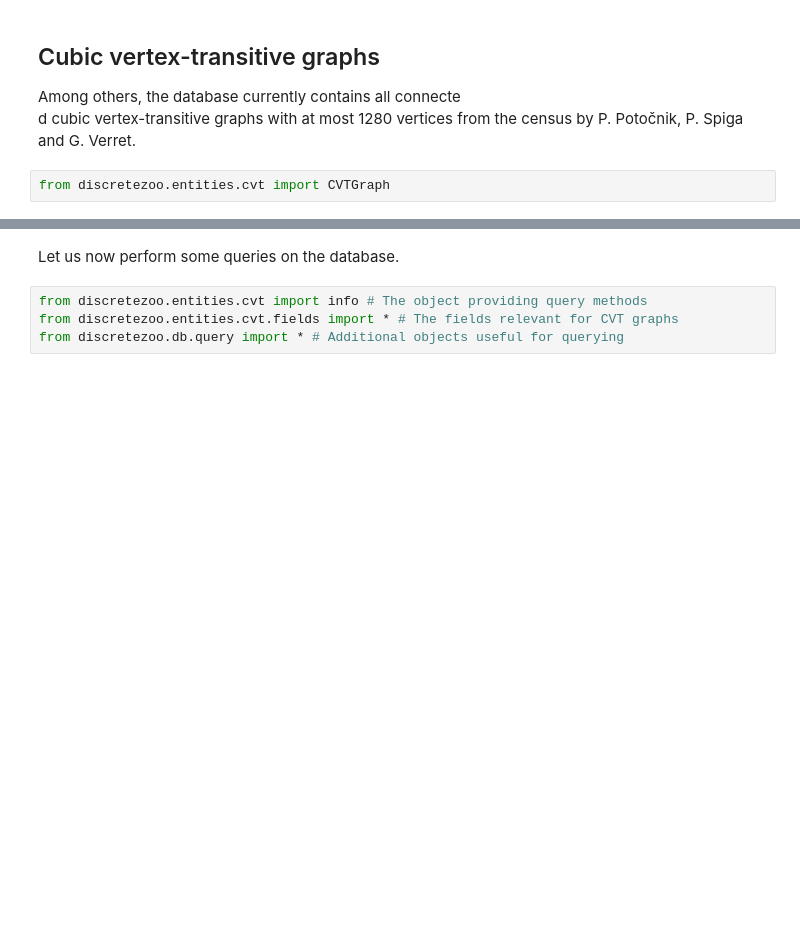
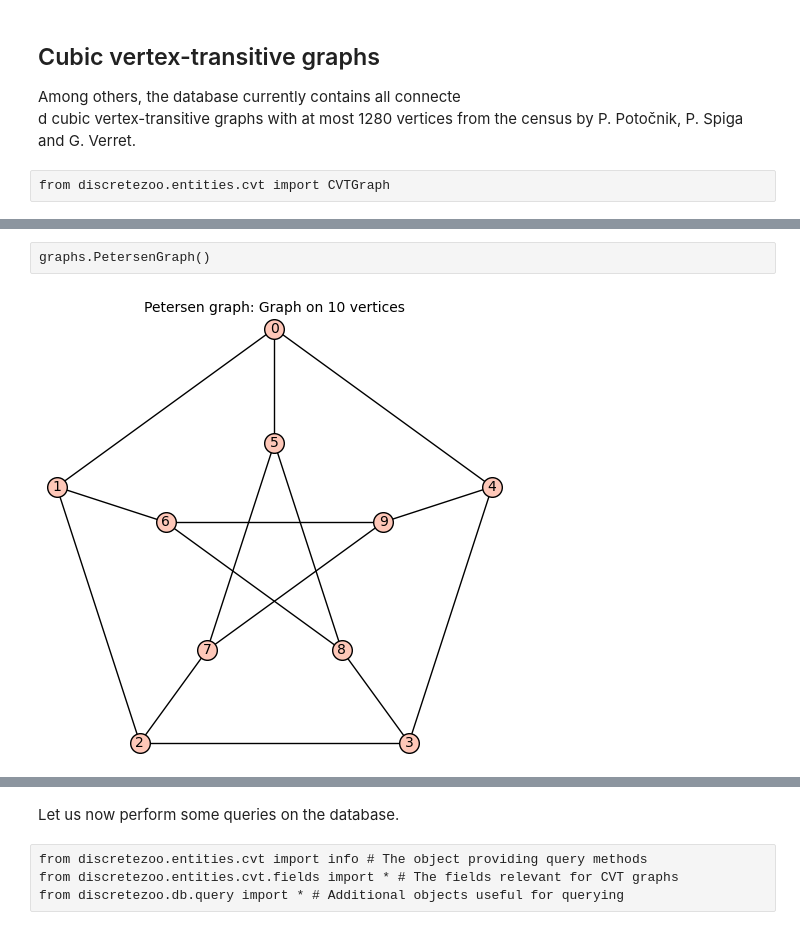
Before and after one commit to jaanos/STM2025-SageMath, a Jupyter notebook: 06-DiscreteZOO.ipynb, the cells around one changed output, grey strips where cells are left out. Saved outputs shown, nothing was run; the diff lists cells and outputs as text; blank space fills up the shorter version.

```diff
--- a/06-DiscreteZOO.ipynb
+++ b/06-DiscreteZOO.ipynb
@@ -17,2 +19,6 @@ from discretezoo.entities.cvt import CVTGraph
+# %%
+graphs.PetersenGraph()
+# %% [output]
+[figure, added]
 # %%
 G.is_isomorphic(graphs.PetersenGraph())
```
Also changed, not shown: parts of 24 cells of this notebook, 6 other files.
